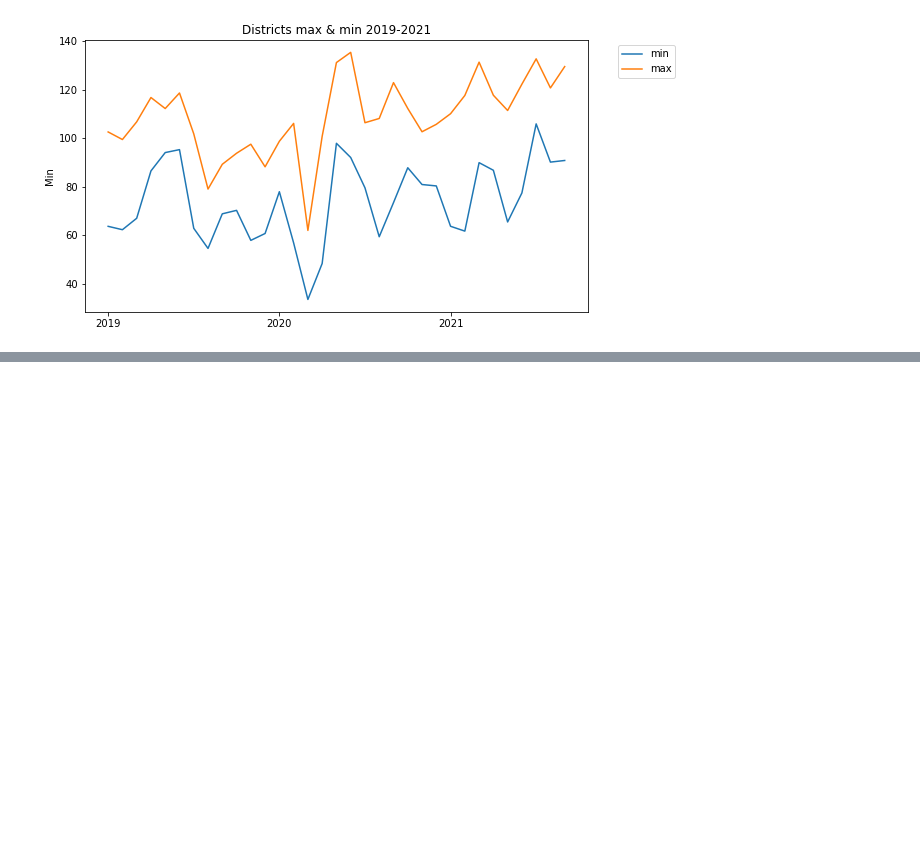
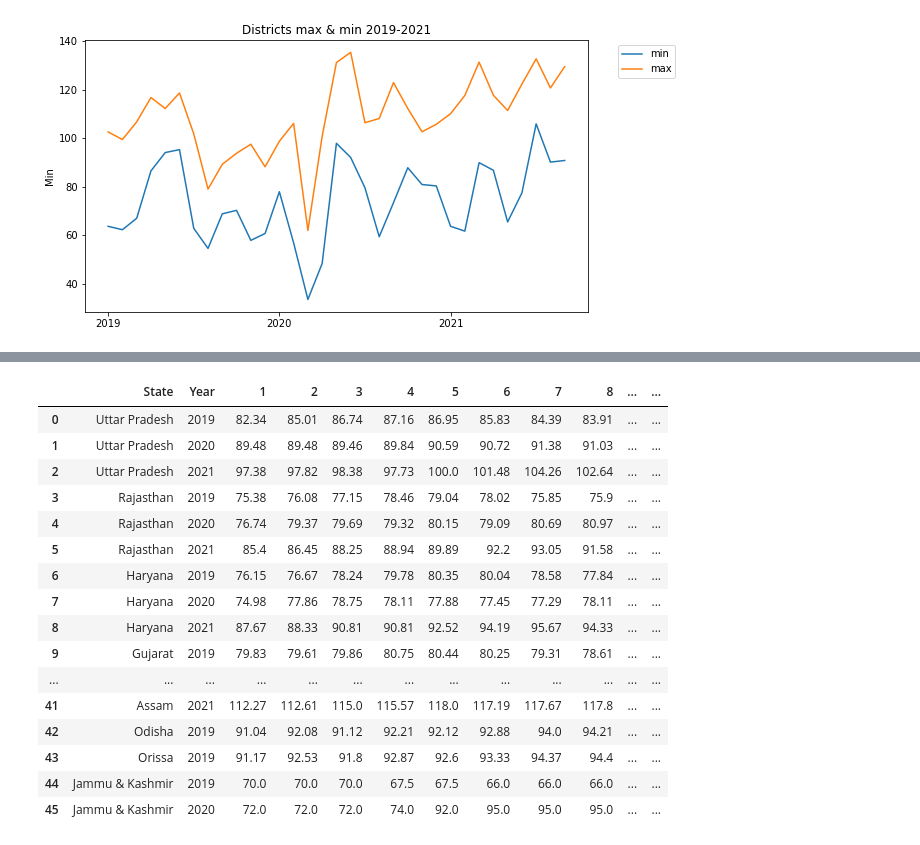
Before and after one commit to greteh/IDS2021-Project-B5, a Jupyter notebook: DATASCIENCE PROJECT.ipynb, the cells around one changed output, grey strips where cells are left out. Drawn from its saved outputs; the diff is of its cells as text; code cells hidden in the pictures; blank space fills up the shorter version.

```diff
--- a/DATASCIENCE PROJECT.ipynb
+++ b/DATASCIENCE PROJECT.ipynb
@@ -576,0 +468,81 @@ ValueError: Length of list vectors must match length of `data` when both are use
+# %%
+# changes = dict: key=row, values=changed_value_index
+
+df_3 = df.drop(labels=["Month", "District"], axis=1)
+#df_3 = df_3.groupby("State").apply(print)
+
+l = len(df_3)
+state_year_day_mean = {} # (state : (year : (day : means))
+
+for day in range(1,32): # päevad: 1-31
+
+    for row in range(l): # read otsast lõpuni
+        value = df_3[str(day)].iloc[row] # selle päeva üks väärtustest
+        year = df_3["Year"].iloc[row]
+        state = df_3["State"].iloc[row]
+        add = True
+        if row in changes.keys(): # changes = {18:[3,5]}
+            if day in changes[row]: # 3 in [3,5]
+                for i in changes[row]:
+                    if day == i: # 3 == 3
+                        #don't add, because it is a changed value
+                        add = False
+                        break
+        if add:
+            if state in state_year_day_mean.keys():
+                year_day_mean = state_year_day_mean[state].keys()
+                if year in year_day_mean:
+                    day_mean = state_year_day_mean[state][year].keys()
+                    if str(day) in day_mean:
+                        state_year_day_mean[state][year][str(day)].append(value)
+                    else:
+                        state_year_day_mean[state][year][str(day)] = [value]
+                else:
+                    state_year_day_mean[state][year] = {str(day): [value]}
+            else:
+                state_year_day_mean[state] = {year : {str(day): [value]}}
+
+labels = [str(i+1) for i in range(31)]
+labels.insert(0, "Year")
+labels.insert(0, "State")
+
+#dataframe_state_year_day_mean
+df_s_y_d_m = pd.DataFrame(columns=labels)
+
+import statistics as sta
+
+i = 0
+for state in state_year_day_mean:
+
+    for year in state_year_day_mean[state]:
+        df_s_y_d_m.loc[i, "Year"] = year
+        df_s_y_d_m.loc[i, "State"] = state
+
+        for day in state_year_day_mean[state][year]:
+            mean = round(sta.mean(state_year_day_mean[state][year][day]),2)
+            #state_year_day_mean[state][year][day] = mean
+            df_s_y_d_m.loc[i, day] = mean
+
+        i += 1
+
+
+
+df_s_y_d_m
+# %% [output]
+|  | State | Year | 1 | 2 | 3 | 4 | 5 | 6 | 7 | 8 | ... | ... |
+| 0 | Uttar Pradesh | 2019 | 82.34 | 85.01 | 86.74 | 87.16 | 86.95 | 85.83 | 84.39 | 83.91 | ... | ... |
+| 1 | Uttar Pradesh | 2020 | 89.48 | 89.48 | 89.46 | 89.84 | 90.59 | 90.72 | 91.38 | 91.03 | ... | ... |
+| 2 | Uttar Pradesh | 2021 | 97.38 | 97.82 | 98.38 | 97.73 | 100.0 | 101.48 | 104.26 | 102.64 | ... | ... |
+| 3 | Rajasthan | 2019 | 75.38 | 76.08 | 77.15 | 78.46 | 79.04 | 78.02 | 75.85 | 75.9 | ... | ... |
+| 4 | Rajasthan | 2020 | 76.74 | 79.37 | 79.69 | 79.32 | 80.15 | 79.09 | 80.69 | 80.97 | ... | ... |
+| 5 | Rajasthan | 2021 | 85.4 | 86.45 | 88.25 | 88.94 | 89.89 | 92.2 | 93.05 | 91.58 | ... | ... |
+| 6 | Haryana | 2019 | 76.15 | 76.67 | 78.24 | 79.78 | 80.35 | 80.04 | 78.58 | 77.84 | ... | ... |
+| 7 | Haryana | 2020 | 74.98 | 77.86 | 78.75 | 78.11 | 77.88 | 77.45 | 77.29 | 78.11 | ... | ... |
+| 8 | Haryana | 2021 | 87.67 | 88.33 | 90.81 | 90.81 | 92.52 | 94.19 | 95.67 | 94.33 | ... | ... |
+| 9 | Gujarat | 2019 | 79.83 | 79.61 | 79.86 | 80.75 | 80.44 | 80.25 | 79.31 | 78.61 | ... | ... |
+| ... | ... | ... | ... | ... | ... | ... | ... | ... | ... | ... | ... | ... |
+| 41 | Assam | 2021 | 112.27 | 112.61 | 115.0 | 115.57 | 118.0 | 117.19 | 117.67 | 117.8 | ... | ... |
+| 42 | Odisha | 2019 | 91.04 | 92.08 | 91.12 | 92.21 | 92.12 | 92.88 | 94.0 | 94.21 | ... | ... |
+| 43 | Orissa | 2019 | 91.17 | 92.53 | 91.8 | 92.87 | 92.6 | 93.33 | 94.37 | 94.4 | ... | ... |
+| 44 | Jammu & Kashmir | 2019 | 70.0 | 70.0 | 70.0 | 67.5 | 67.5 | 66.0 | 66.0 | 66.0 | ... | ... |
+| 45 | Jammu & Kashmir | 2020 | 72.0 | 72.0 | 72.0 | 74.0 | 92.0 | 95.0 | 95.0 | 95.0 | ... | ... |
```
Also changed, not shown: parts of 8 cells of this notebook.
